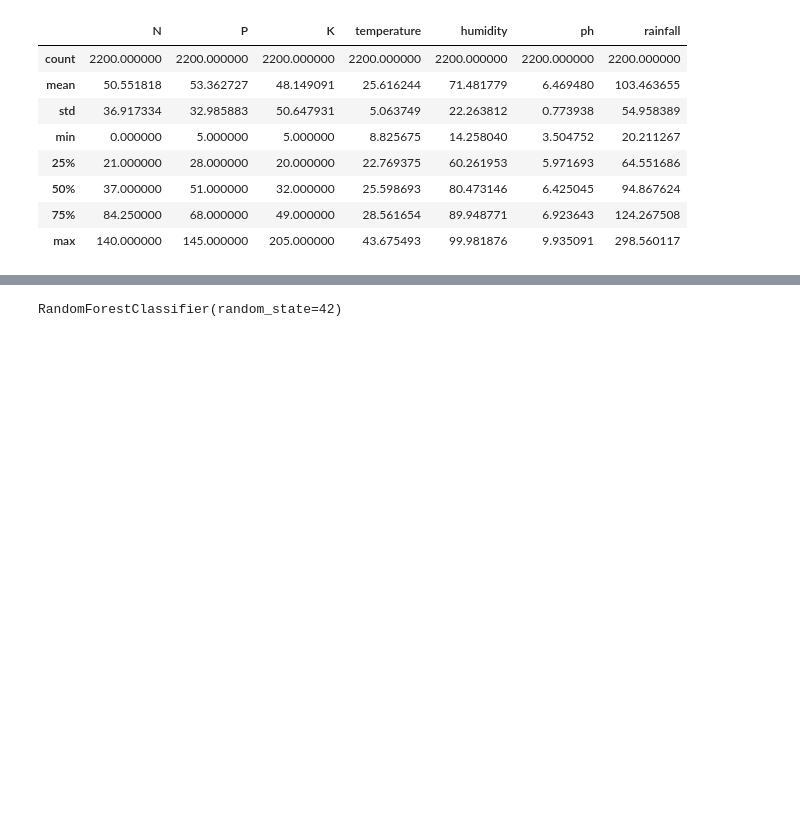
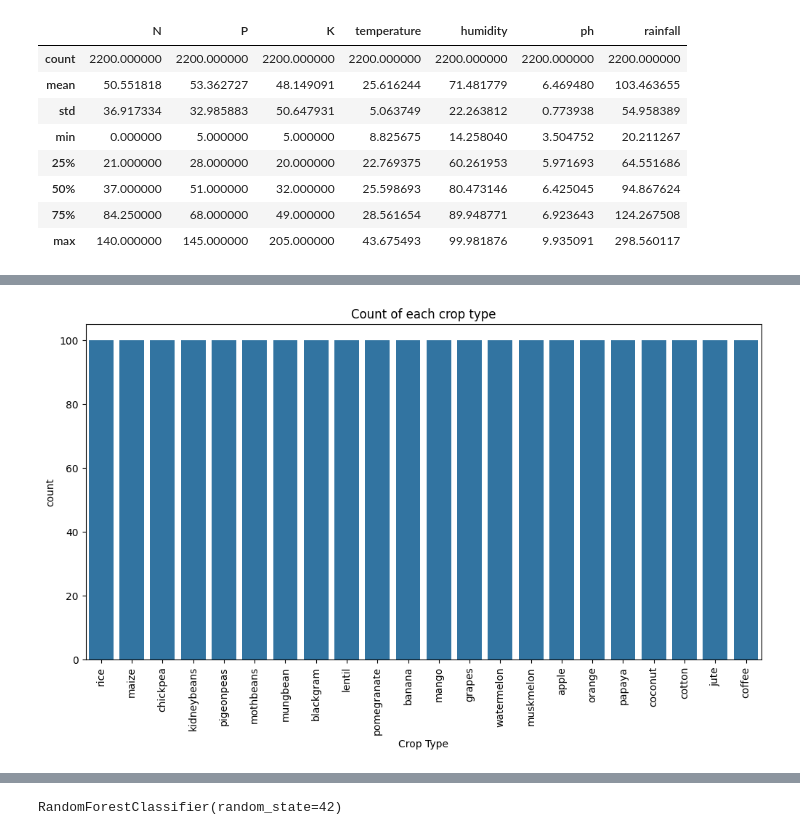
Before and after one commit to MannyG3/Crop-and-fertilizer-recommendation, a Jupyter notebook: crop.ipynb, the cells around one changed output, grey strips where cells are left out. Cells and saved outputs as stored; diff of their text form; code cells hidden in the pictures; blank space fills up the shorter version.

```diff
--- a/crop.ipynb
+++ b/crop.ipynb
@@ -9,6 +23,10 @@ import seaborn as sns
+# %%
+# File Paths
+crop_data = 'data/Crop_recommendation.csv'
+fertilizer_data = 'data/Fertilizer Prediction.csv'
 # %%
 #loading the dataset
-crop = pd.read_csv('Dataset/Crop_recommendation.csv')
+crop = pd.read_csv(crop_data)
 # %%
 crop.head()
 # %% [output]
@@ -170,0 +147,11 @@ y = df_crop['label']              # target: crop type
+# %%
+# Count of each crop type as a count plot
+
+plt.figure(figsize=(12,6))
+sns.countplot(data=crop, x="label")
+plt.xlabel("Crop Type")
+plt.xticks(rotation=90) # To make sure that the labels don't overlap
+plt.title("Count of each crop type")
+plt.show()
+# %% [output]
+[figure, added]
```
Also changed, not shown: parts of 19 cells of this notebook, 9 other files.
